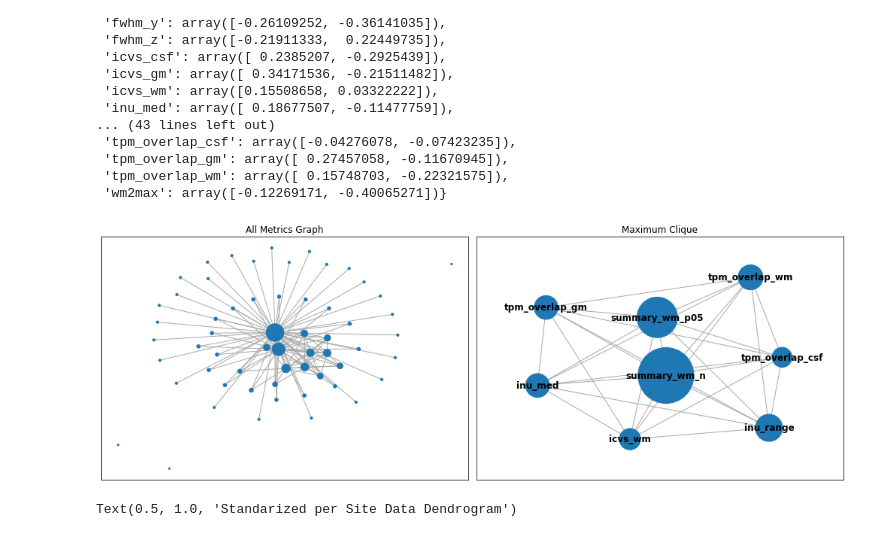
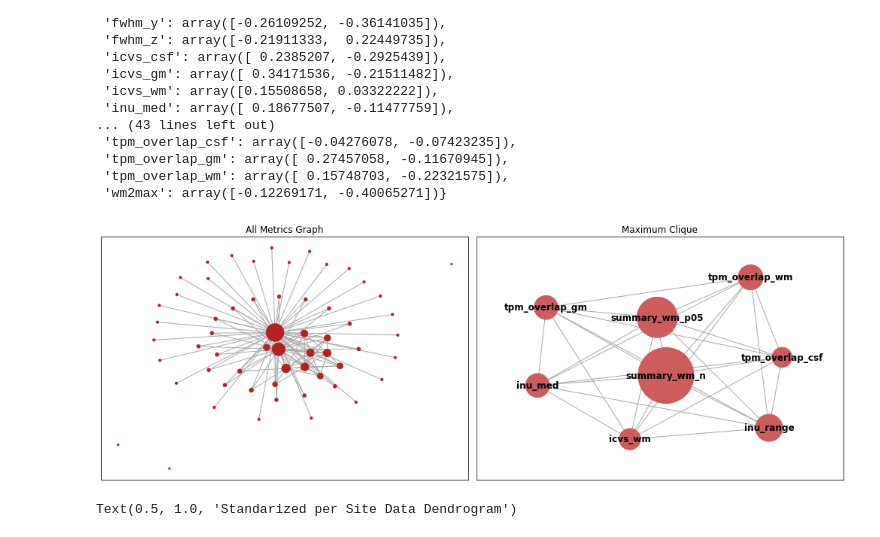
Before and after one commit to FMendezSlc/PREMCAS_COLAB, a Jupyter notebook: Classification_task.ipynb, the cells around one changed output. Saved outputs shown, nothing was run; the diff lists cells and outputs as text; code cells hidden in the pictures.

```diff
--- a/Classification_task.ipynb
+++ b/Classification_task.ipynb
@@ -241,3 +241,11 @@ int_df
 | 35 | 0 | summary_csf_n |
 | 43 | 0 | summary_gm_n |
 | 28 | 0 | summary_bg_n |
+# %%
+p_ = []
+deg = []
+for ii in range(1,max(int_df['count']), 1):
+    num = int_df[int_df['count']>ii].shape[0]
+    p = num/int_df['count'].shape[0]
+    p_.append(p)
+    deg.append(ii)
@@ -312,16 +341,16 @@ y_margin = (y_max - y_min) * 0.25
 # %%
 CHg_fig = plt.figure(figsize = (14,5))
 ax_1 = CHg_fig.add_subplot(121)
-nx.draw_networkx(CH_g, pos = pos, nodelist = nodes, node_size = sizes, with_labels = False, edge_color = 'darkgray', ax = ax_1)
+nx.draw_networkx(CH_g, pos = pos, nodelist = nodes, node_size = sizes, node_color = 'firebrick', node_edge = 'k', with_labels = False, edge_color = 'darkgray', ax = ax_1)
 ax_1.set_title('All Metrics Graph')
 ax_2 = CHg_fig.add_subplot(122)
-nx.draw_networkx(CH_g.subgraph(max_clique), pos = max_pos, nodelist = max_nodes, node_size = max_sizes, edge_color = 'darkgray', font_weight='bold', ax = ax_2)
+nx.draw_networkx(CH_g.subgraph(max_clique), pos = max_pos, nodelist = max_nodes, node_size = max_sizes, node_color = 'indianred', edge_color = 'darkgray', font_weight='bold', ax = ax_2)
 ax_2.set_title('Maximum Clique')
 plt.xlim(x_min - x_margin, x_max + x_margin)
 plt.ylim(y_min - y_margin, y_max + y_margin)
 plt.tight_layout()
 # %% [output]
-[figure, old version]
+[figure, new version]
 # %%
 CHg_fig.savefig('/Users/labc02/Documents/PREEMACS/metrics_graph.png', ppi = 600, bbox_inches='tight')
 # %%
```
Also changed, not shown: parts of 4 cells of this notebook.
